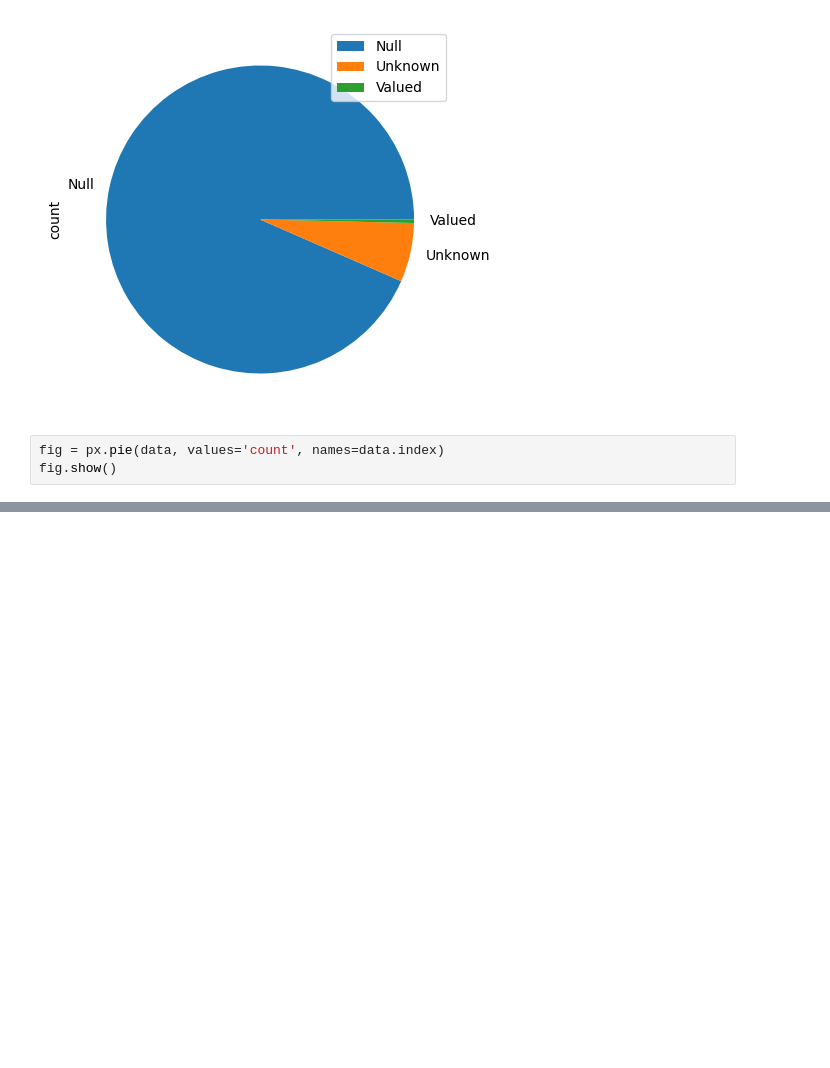
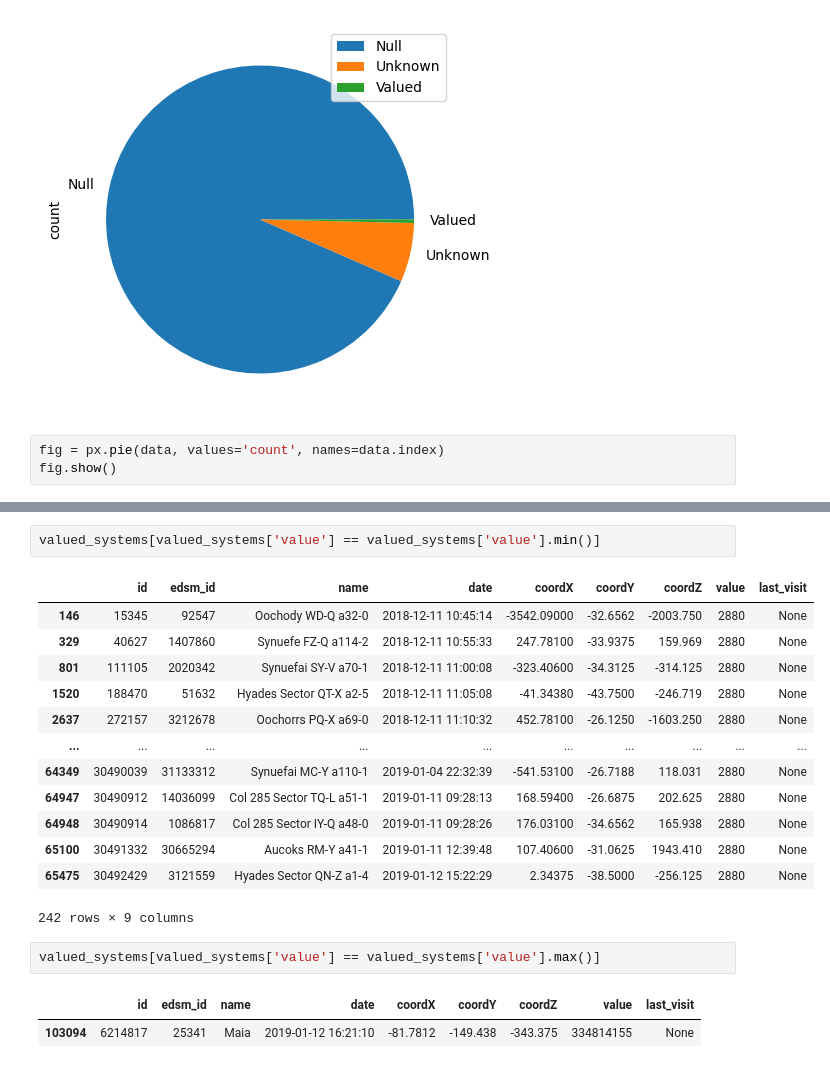
Before and after one commit to jb-lafon/ED-Flask, a Jupyter notebook: jupyter/Systems.ipynb, the cells around one changed output, grey strips where cells are left out. Drawn from its saved outputs; the diff is of its cells as text; blank space fills up the shorter version.

```diff
--- a/jupyter/Systems.ipynb
+++ b/jupyter/Systems.ipynb
@@ -40,0 +62,21 @@ fig.show()
+# %%
+valued_systems[valued_systems['value'] == valued_systems['value'].min()]
+# %% [output]
+|  | id | edsm_id | name | date | coordX | coordY | coordZ | value | last_visit |
+| 146 | 15345 | 92547 | Oochody WD-Q a32-0 | 2018-12-11 10:45:14 | -3542.09000 | -32.6562 | -2003.750 | 2880 | None |
+| 329 | 40627 | 1407860 | Synuefe FZ-Q a114-2 | 2018-12-11 10:55:33 | 247.78100 | -33.9375 | 159.969 | 2880 | None |
+| 801 | 111105 | 2020342 | Synuefai SY-V a70-1 | 2018-12-11 11:00:08 | -323.40600 | -34.3125 | -314.125 | 2880 | None |
+| 1520 | 188470 | 51632 | Hyades Sector QT-X a2-5 | 2018-12-11 11:05:08 | -41.34380 | -43.7500 | -246.719 | 2880 | None |
+| 2637 | 272157 | 3212678 | Oochorrs PQ-X a69-0 | 2018-12-11 11:10:32 | 452.78100 | -26.1250 | -1603.250 | 2880 | None |
+| ... | ... | ... | ... | ... | ... | ... | ... | ... | ... |
+| 64349 | 30490039 | 31133312 | Synuefai MC-Y a110-1 | 2019-01-04 22:32:39 | -541.53100 | -26.7188 | 118.031 | 2880 | None |
+| 64947 | 30490912 | 14036099 | Col 285 Sector TQ-L a51-1 | 2019-01-11 09:28:13 | 168.59400 | -26.6875 | 202.625 | 2880 | None |
+| 64948 | 30490914 | 1086817 | Col 285 Sector IY-Q a48-0 | 2019-01-11 09:28:26 | 176.03100 | -34.6562 | 165.938 | 2880 | None |
+| 65100 | 30491332 | 30665294 | Aucoks RM-Y a41-1 | 2019-01-11 12:39:48 | 107.40600 | -31.0625 | 1943.410 | 2880 | None |
+| 65475 | 30492429 | 3121559 | Hyades Sector QN-Z a1-4 | 2019-01-12 15:22:29 | 2.34375 | -38.5000 | -256.125 | 2880 | None |
+242 rows × 9 columns
+# %%
+valued_systems[valued_systems['value'] == valued_systems['value'].max()]
+# %% [output]
+|  | id | edsm_id | name | date | coordX | coordY | coordZ | value | last_visit |
+| 103094 | 6214817 | 25341 | Maia | 2019-01-12 16:21:10 | -81.7812 | -149.438 | -343.375 | 334814155 | None |
```
Also changed, not shown: parts of 8 cells of this notebook.
